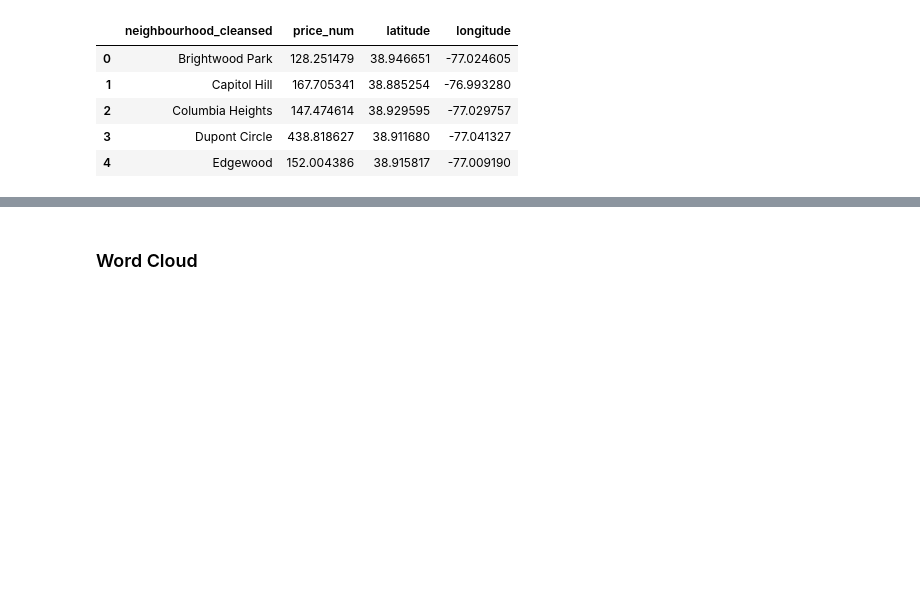
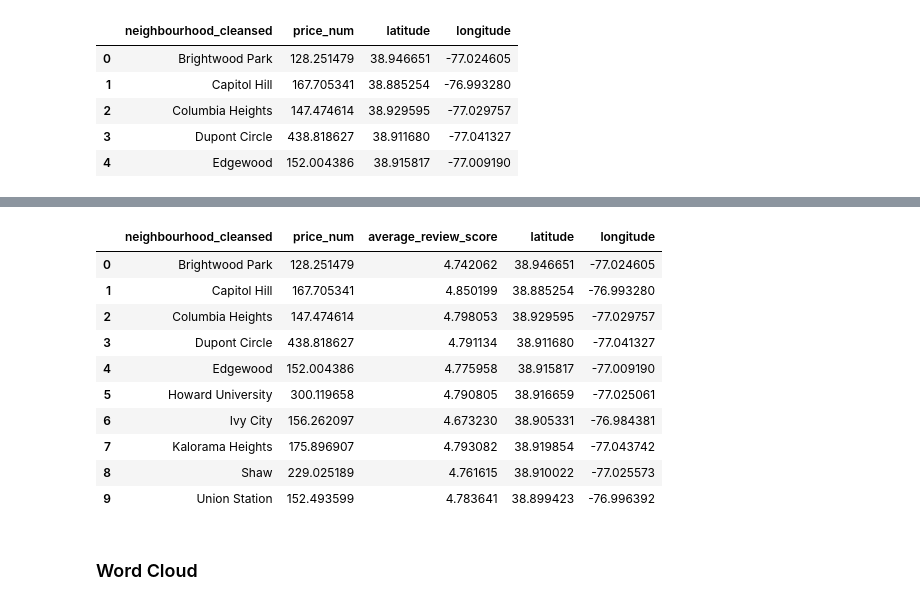
Before and after one commit to sk2337/datavizproject, a Jupyter notebook: data_cleaning.ipynb, the cells around one changed output, grey strips where cells are left out. Cells and saved outputs as stored; diff of their text form; code cells hidden in the pictures; blank space fills up the shorter version.

```diff
--- a/data_cleaning.ipynb
+++ b/data_cleaning.ipynb
@@ -201,6 +201,20 @@ for index, row in neighbourhood_data.iterrows():
 m
 # %% [output]
 [interactive output not drawn]
+# %%
+neighbourhood_data
+# %% [output]
+|  | neighbourhood_cleansed | price_num | average_review_score | latitude | longitude |
+| 0 | Brightwood Park | 128.251479 | 4.742062 | 38.946651 | -77.024605 |
+| 1 | Capitol Hill | 167.705341 | 4.850199 | 38.885254 | -76.993280 |
+| 2 | Columbia Heights | 147.474614 | 4.798053 | 38.929595 | -77.029757 |
+| 3 | Dupont Circle | 438.818627 | 4.791134 | 38.911680 | -77.041327 |
+| 4 | Edgewood | 152.004386 | 4.775958 | 38.915817 | -77.009190 |
+| 5 | Howard University | 300.119658 | 4.790805 | 38.916659 | -77.025061 |
+| 6 | Ivy City | 156.262097 | 4.673230 | 38.905331 | -76.984381 |
+| 7 | Kalorama Heights | 175.896907 | 4.793082 | 38.919854 | -77.043742 |
+| 8 | Shaw | 229.025189 | 4.761615 | 38.910022 | -77.025573 |
+| 9 | Union Station | 152.493599 | 4.783641 | 38.899423 | -76.996392 |
 # %% [markdown]
 ### Word Cloud
 # %%
```
Also changed, not shown: parts of 3 cells of this notebook, 3 other files.
